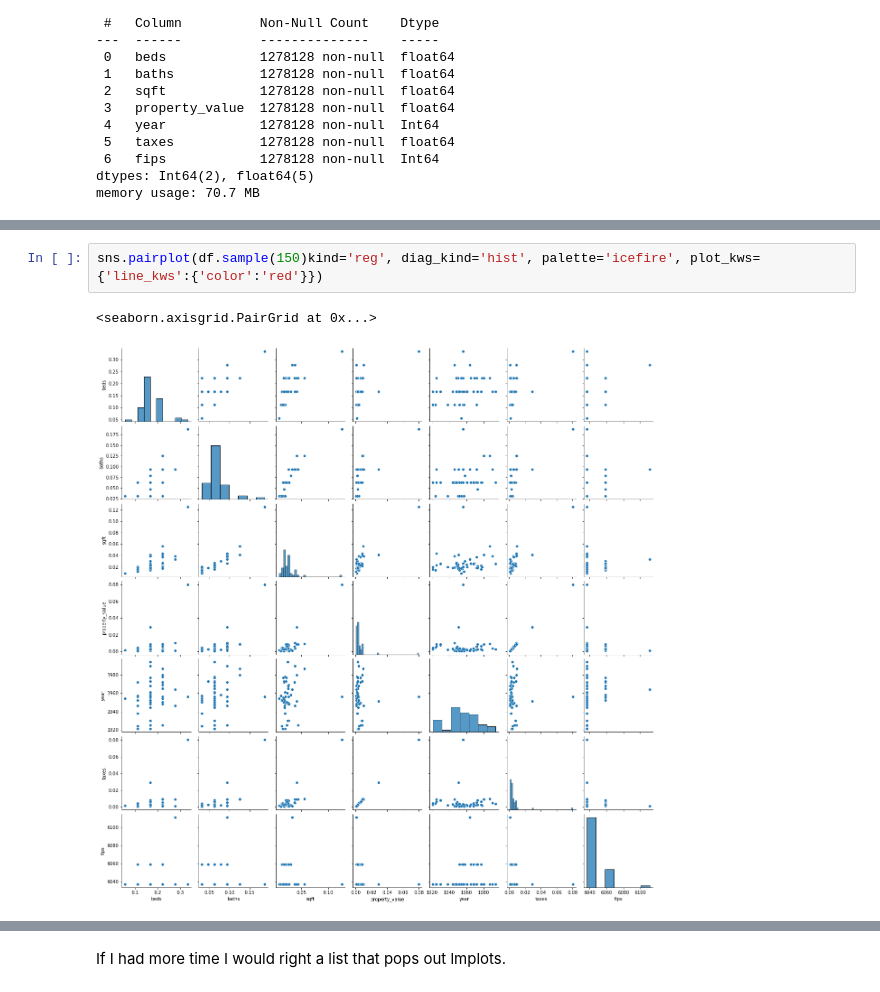
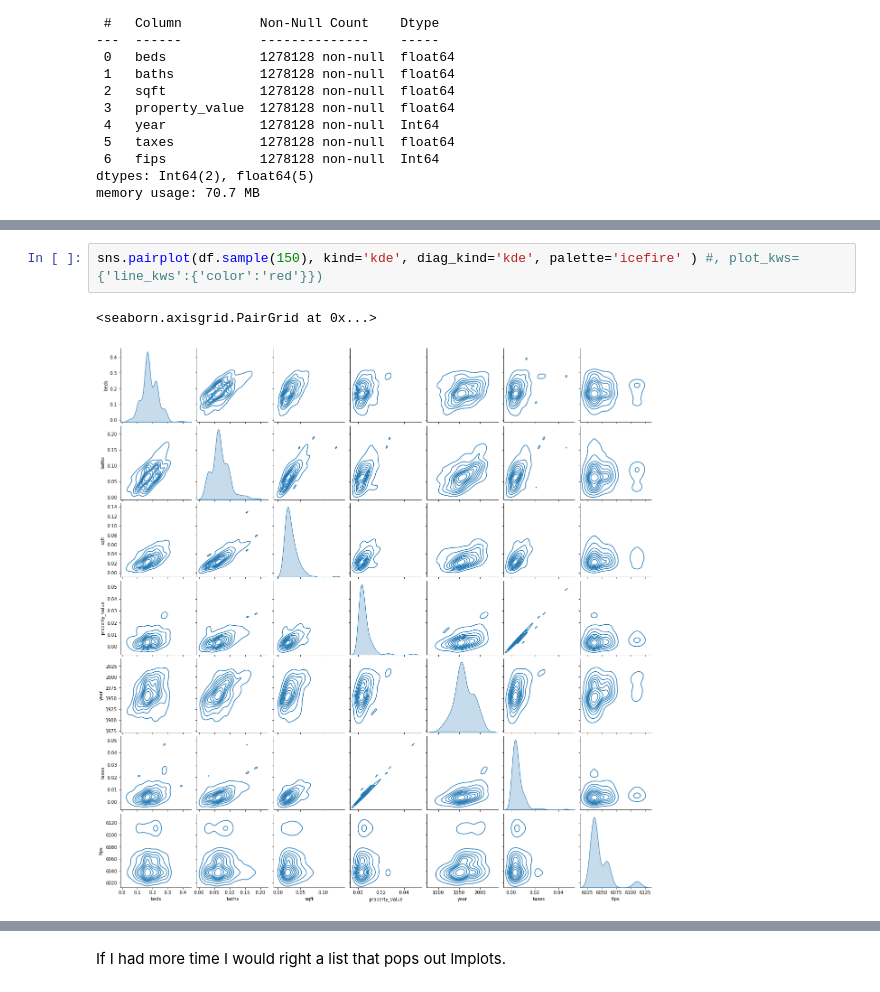
Before and after one commit to hinzle/regression-project, a Jupyter notebook: explore.ipynb, the cells around one changed output, grey strips where cells are left out. Saved outputs shown, nothing was run; the diff lists cells and outputs as text.

```diff
--- a/explore.ipynb
+++ b/explore.ipynb
@@ -30,5 +35,5 @@ memory usage: 70.7 MB
 # %%
-sns.pairplot(df.sample(150)kind='reg', diag_kind='hist', palette='icefire', plot_kws={'line_kws':{'color':'red'}})
+sns.pairplot(df.sample(150), kind='kde', diag_kind='kde', palette='icefire' ) #, plot_kws={'line_kws':{'color':'red'}})
 # %% [output]
 <seaborn.axisgrid.PairGrid at 0x...>
-[figure, old version]
+[figure, new version]
```
Also changed, not shown: parts of 8 cells of this notebook, 1 other file.
